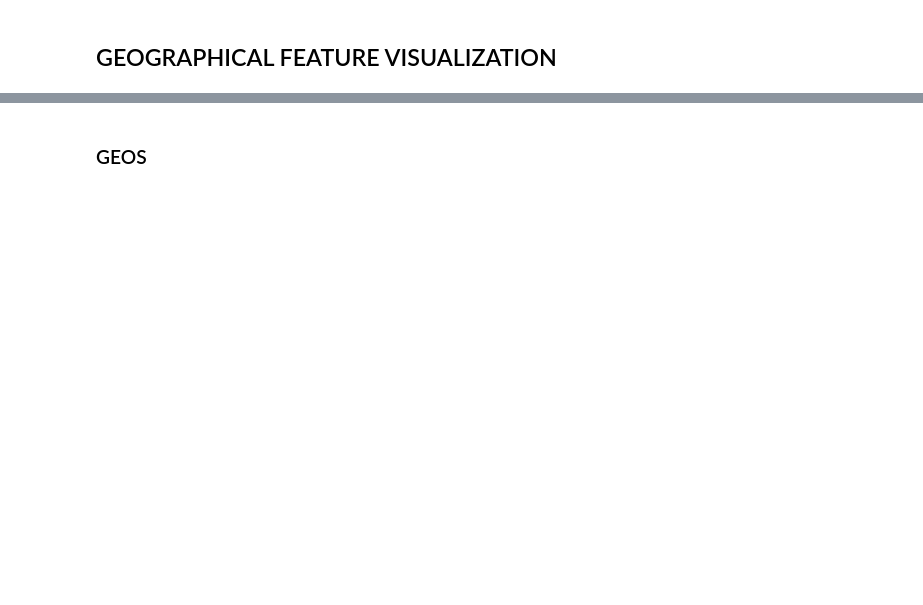
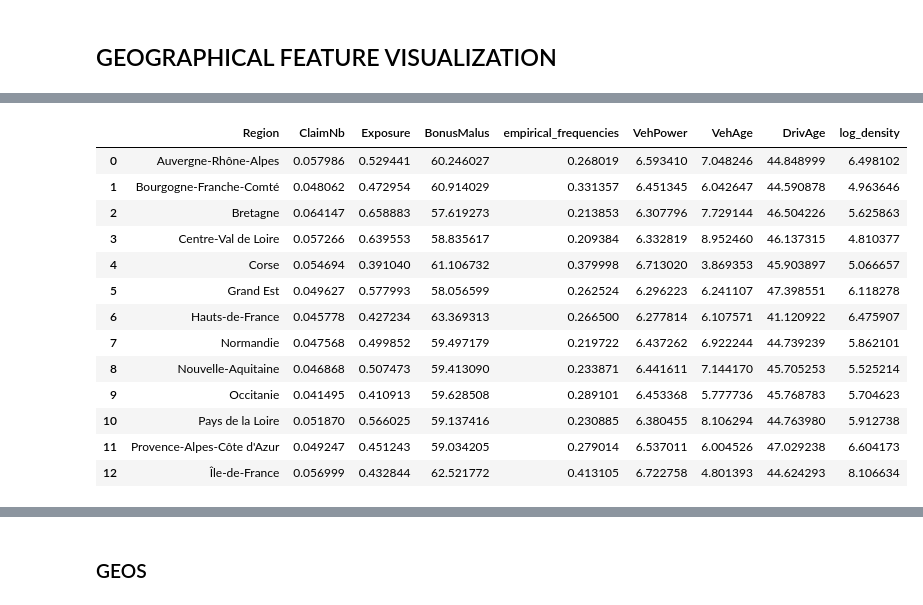
Before and after one commit to JulianTrufero/Claims-Frequency-Predicitons, a Jupyter notebook: Notebooks/claims_maps.ipynb, the cells around one changed output, grey strips where cells are left out. Cells and saved outputs as stored; diff of their text form; code cells hidden in the pictures; blank space fills up the shorter version.

```diff
--- a/Notebooks/claims_maps.ipynb
+++ b/Notebooks/claims_maps.ipynb
@@ -24,0 +62,25 @@ claimsdf.head()
+# %%
+claimsdf['log_density'] = np.log(claimsdf.Density)
+# %%
+claimsdf.drop(columns=['IDpol', 'Density'], inplace=True)
+# %%
+agrup = claimsdf.groupby('Region').agg({'ClaimNb': 'mean', 'Exposure': 'mean', 'BonusMalus': 'mean', 'empirical_frequencies': 'mean', 'VehPower': 'mean', 'VehAge': 'mean', 'DrivAge': 'mean', 'log_density': 'mean'})
+# %%
+agrup.reset_index(inplace=True)
+# %%
+agrup
+# %% [output]
+|  | Region | ClaimNb | Exposure | BonusMalus | empirical_frequencies | VehPower | VehAge | DrivAge | log_density |
+| 0 | Auvergne-Rhône-Alpes | 0.057986 | 0.529441 | 60.246027 | 0.268019 | 6.593410 | 7.048246 | 44.848999 | 6.498102 |
+| 1 | Bourgogne-Franche-Comté | 0.048062 | 0.472954 | 60.914029 | 0.331357 | 6.451345 | 6.042647 | 44.590878 | 4.963646 |
+| 2 | Bretagne | 0.064147 | 0.658883 | 57.619273 | 0.213853 | 6.307796 | 7.729144 | 46.504226 | 5.625863 |
+| 3 | Centre-Val de Loire | 0.057266 | 0.639553 | 58.835617 | 0.209384 | 6.332819 | 8.952460 | 46.137315 | 4.810377 |
+| 4 | Corse | 0.054694 | 0.391040 | 61.106732 | 0.379998 | 6.713020 | 3.869353 | 45.903897 | 5.066657 |
+| 5 | Grand Est | 0.049627 | 0.577993 | 58.056599 | 0.262524 | 6.296223 | 6.241107 | 47.398551 | 6.118278 |
+| 6 | Hauts-de-France | 0.045778 | 0.427234 | 63.369313 | 0.266500 | 6.277814 | 6.107571 | 41.120922 | 6.475907 |
+| 7 | Normandie | 0.047568 | 0.499852 | 59.497179 | 0.219722 | 6.437262 | 6.922244 | 44.739239 | 5.862101 |
+| 8 | Nouvelle-Aquitaine | 0.046868 | 0.507473 | 59.413090 | 0.233871 | 6.441611 | 7.144170 | 45.705253 | 5.525214 |
+| 9 | Occitanie | 0.041495 | 0.410913 | 59.628508 | 0.289101 | 6.453368 | 5.777736 | 45.768783 | 5.704623 |
+| 10 | Pays de la Loire | 0.051870 | 0.566025 | 59.137416 | 0.230885 | 6.380455 | 8.106294 | 44.763980 | 5.912738 |
+| 11 | Provence-Alpes-Côte d'Azur | 0.049247 | 0.451243 | 59.034205 | 0.279014 | 6.537011 | 6.004526 | 47.029238 | 6.604173 |
+| 12 | Île-de-France | 0.056999 | 0.432844 | 62.521772 | 0.413105 | 6.722758 | 4.801393 | 44.624293 | 8.106634 |
```
Also changed, not shown: parts of 20 cells of this notebook, 20 other files.
